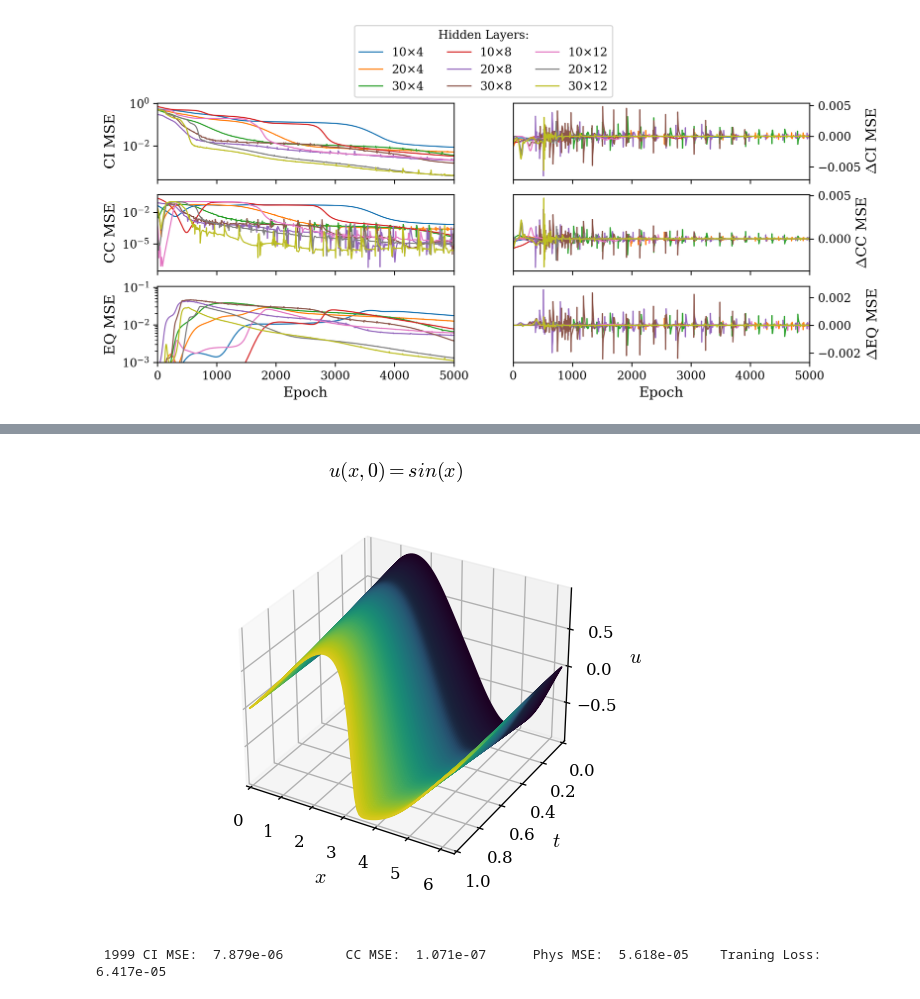
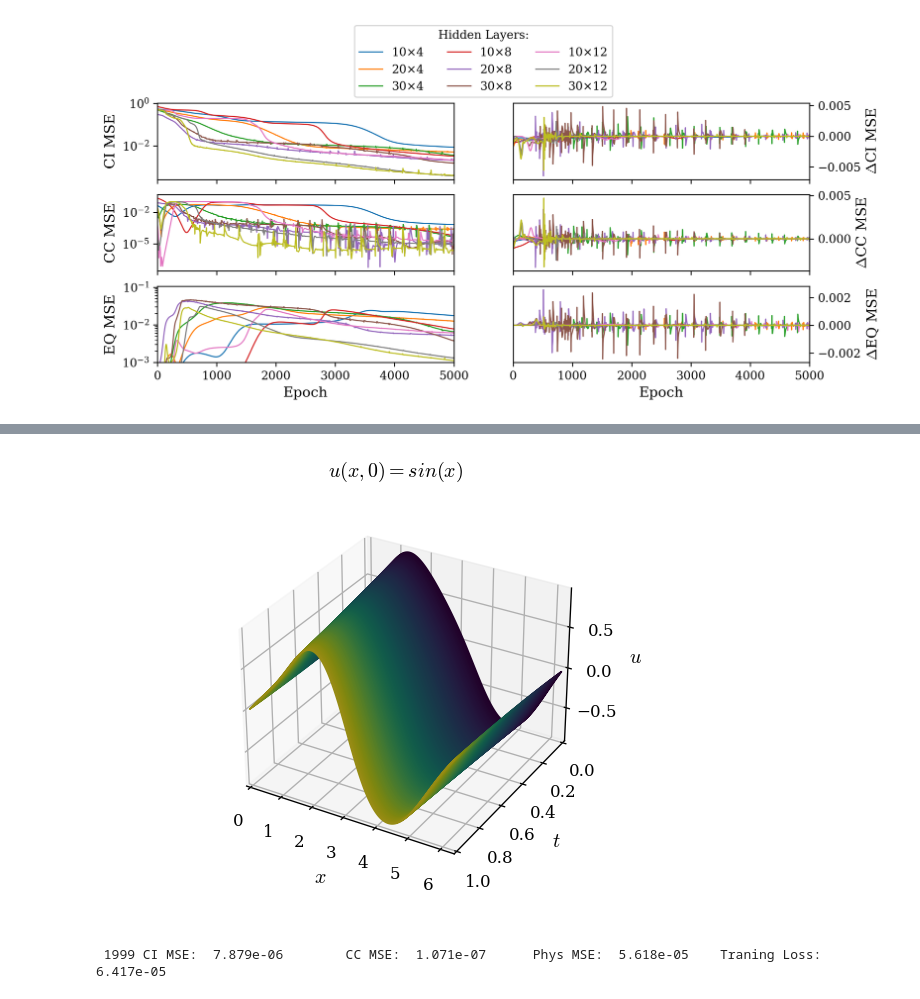
Before and after one commit to agustinbrusco/Sistemas_Complejos, a Jupyter notebook: guias/Guia2.ipynb, the cells around one changed output, grey strips where cells are left out. Saved outputs shown, nothing was run; the diff lists cells and outputs as text; code cells hidden in the pictures.

```diff
--- a/guias/Guia2.ipynb
+++ b/guias/Guia2.ipynb
@@ -543,14 +546,14 @@ Defina la red y el optimizador. Se recomienda para empezar a explorar una red co
 # Definición de la red y optimizador
 pinn = CustomFunctionMLP(
     # sizes=[2, ] + [20, ] * 8 + [1, ],  # Lista de Capas propuesta
-    # sizes=[2, ] + [10, ] * 4 + [1, ],  # Lista de Capas alternativa 1
+    sizes=[2, ] + [10, ] * 4 + [1, ],  # Lista de Capas alternativa 1
     # sizes=[2, ] + [20, ] * 4 + [1, ],  # Lista de Capas alternativa 2
     # sizes=[2, ] + [30, ] * 4 + [1, ],  # Lista de Capas alternativa 3
     # sizes=[2, ] + [10, ] * 8 + [1, ],  # Lista de Capas alternativa 4
     # sizes=[2, ] + [30, ] * 8 + [1, ],  # Lista de Capas alternativa 5
     # sizes=[2, ] + [10, ] * 12 + [1, ],  # Lista de Capas alternativa 6
     # sizes=[2, ] + [20, ] * 12 + [1, ],  # Lista de Capas alternativa 7
-    sizes=[2, ] + [30, ] * 12 + [1, ],  # Lista de Capas alternativa 8
+    # sizes=[2, ] + [30, ] * 12 + [1, ],  # Lista de Capas alternativa 8
     activation=torch.tanh,  # Función de activación default
 )
 optimizer = torch.optim.Adam(pinn.parameters(), lr=1e-4)  # Repito de Guía 1
@@ -620,7 +623,7 @@ El script también guarda los datos de perdida del entrenamiento en archivos .np
 
 Todos los datos relacionados a los modelos entrenados se guardan en la carpeta `guias/modelos_entrenados/`.
 # %%
-model_name = "burgers_solver_tanh_08"
+model_name = "burgers_solver_tanh_01"
 
 try:
     # Cargo el modelo:
@@ -733,0 +771,25 @@ y_plot = pinn(input_plot)  # Evaluamos la red en la grilla
+# %%
+for model_name in [
+    "burgers_solver_tanh_01",
+    "burgers_solver_tanh_02",
+    "burgers_solver_tanh_03",
+    "burgers_solver_tanh_04",
+    "burgers_solver_tanh_00",
+    "burgers_solver_tanh_05",
+    "burgers_solver_tanh_06",
+    "burgers_solver_tanh_07",
+    "burgers_solver_tanh_08"
+]:
+    model_info_dict = get_model_info(model_name)
+    pinn = CustomFunctionMLP(sizes=model_info_dict["layers"], activation=torch.tanh)
+    pinn.load_state_dict(torch.load(f"modelos_entrenados/{model_name}.pth"))
+    u_plot = pinn(torch.tensor(input_plot))  # Evaluamos la red en la grilla
+    plt.plot(
+        t_plot.detach().numpy(),
+        np.mean(u_plot.detach().numpy().reshape(512, 100)**2, axis=0),
+        lw=1, label=tags[model_name],
+    )
+plt.legend(title="Hidden Layers:", bbox_to_anchor=(0.5, 1), loc="lower center", ncol=3)
+plt.xlabel(r"$t$")
+plt.ylabel(r"$\langle u^2 \rangle\!_x$")
+plt.show()
@@ -734,18 +798,21 @@ y_plot = pinn(input_plot)  # Evaluamos la red en la grilla
 # %%
+
+u_plot = pinn(torch.tensor(input_plot))  # Evaluamos la red en la grilla
+
 %matplotlib widget
 fig, ax, v_cmap = plot_3d_evolution(
-    x_plot.detach().numpy(),
-    t_plot.detach().numpy(),
-    y_plot.detach().numpy().reshape((plot_size, plot_size)),
+    x_plot.numpy(),
+    t_plot.numpy(),
+    u_plot.detach().numpy().reshape((x_plot.size, t_plot.size)),
     cmap_name="viridis",
 )
 fig.set_label("Evolución de la Ecuación de Burgers mediante PINN")
 fig.suptitle(r"$u(x, 0) = sin(x)$")
 # ax.set_zlim(-1, 1)
 plt.show()
 %matplotlib inline
 # %% [output]
-[figure, old version]
+[figure, new version]
 # %%
 plt.close("all")
 # %%
```
Also changed, not shown: parts of 11 cells of this notebook.
